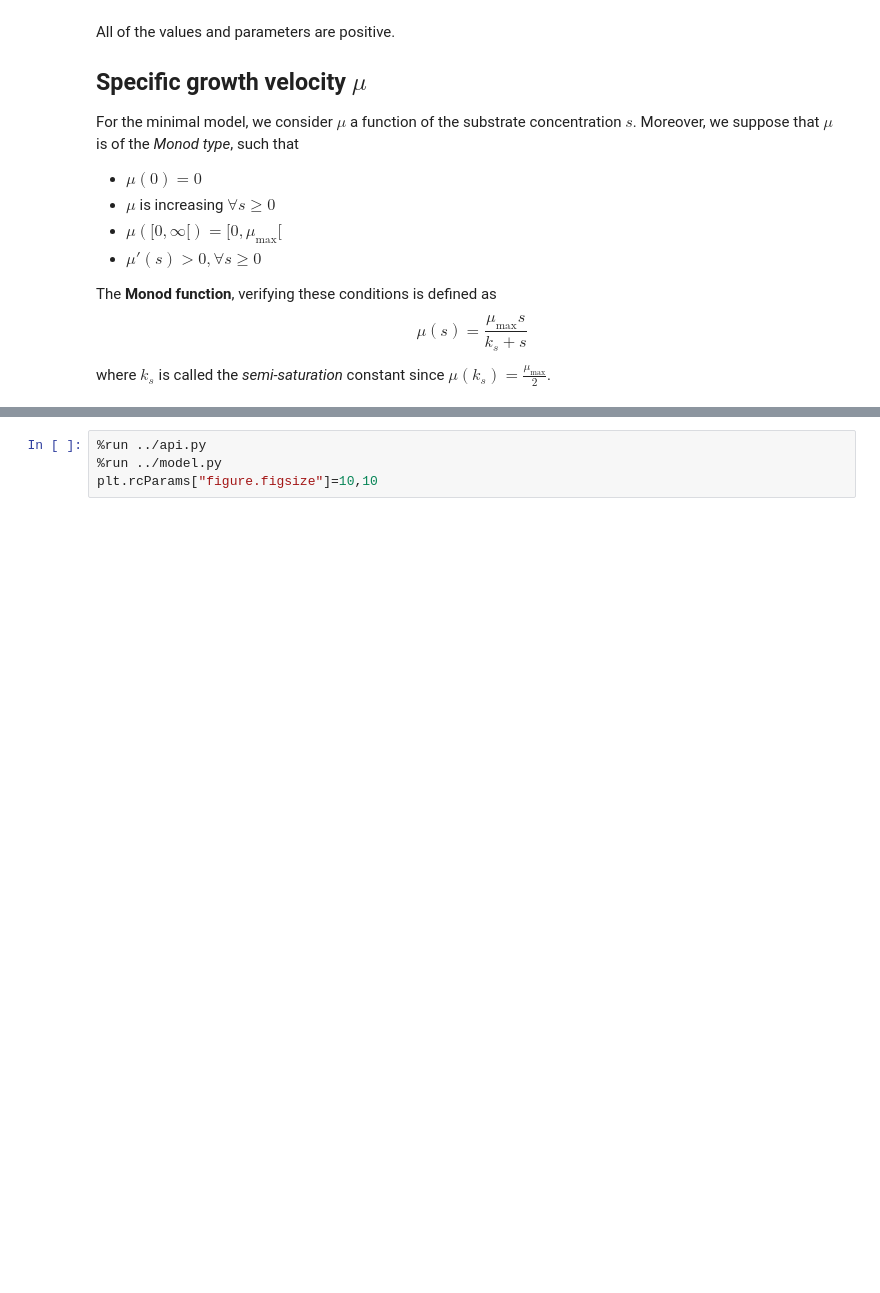
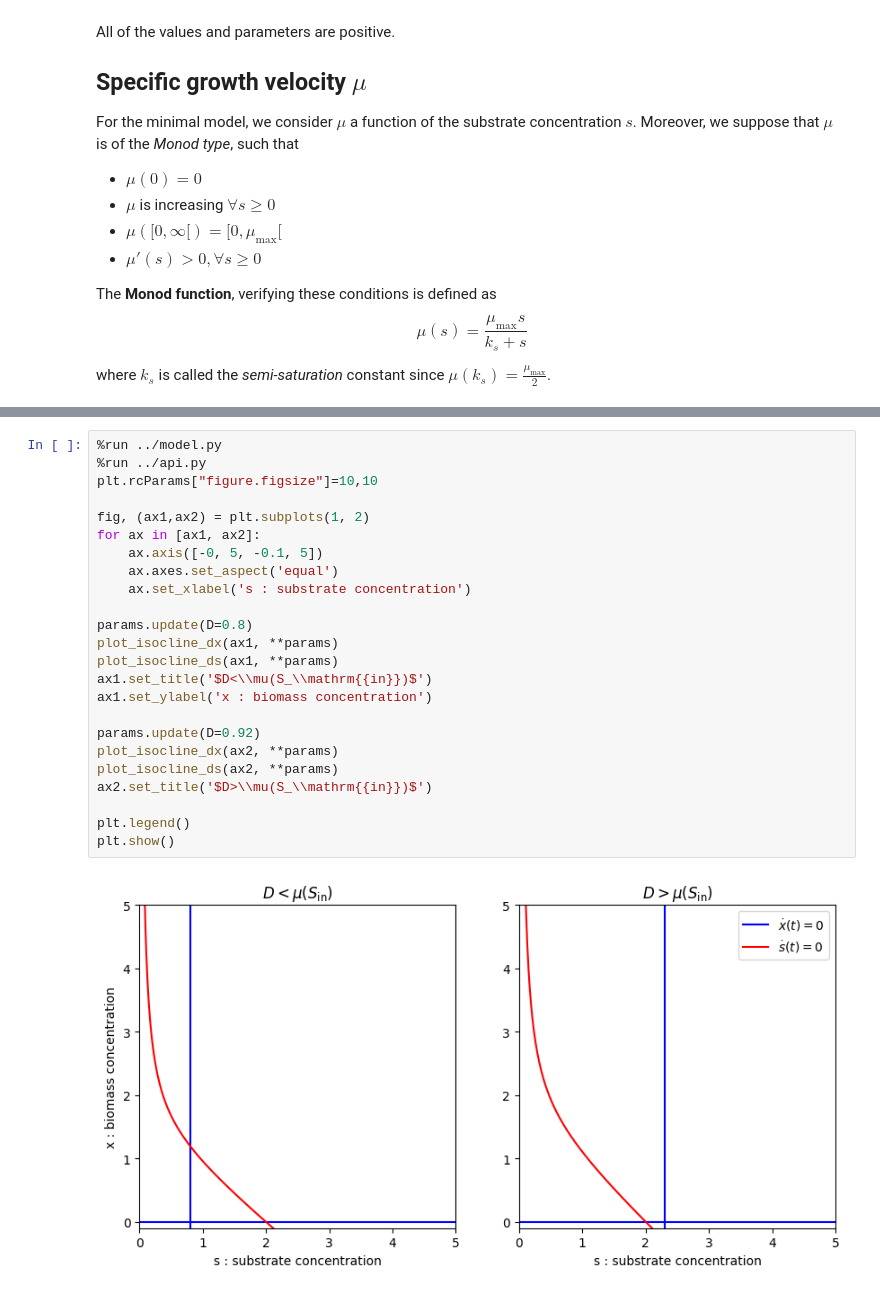
Before and after one commit to rand-asswad/chemostat-models, a Jupyter notebook: notebooks/growth_single_minimal.ipynb, the cells around one changed output, grey strips where cells are left out. Saved outputs shown, nothing was run; the diff lists cells and outputs as text; blank space fills up the shorter version.

```diff
--- a/notebooks/growth_single_minimal.ipynb
+++ b/notebooks/growth_single_minimal.ipynb
@@ -135,4 +167,26 @@ I_s &= \sset{(s,x)\in\R^2_+}{\dsdt=0}\\
-# %%
-%run ../api.py
-%run ../model.py
-plt.rcParams["figure.figsize"]=10,10
+# %%
+%run ../model.py
+%run ../api.py
+plt.rcParams["figure.figsize"]=10,10
+
+fig, (ax1,ax2) = plt.subplots(1, 2)
+for ax in [ax1, ax2]:
+    ax.axis([-0, 5, -0.1, 5])
+    ax.axes.set_aspect('equal')
+    ax.set_xlabel('s : substrate concentration')
+
+params.update(D=0.8)
+plot_isocline_dx(ax1, **params)
+plot_isocline_ds(ax1, **params)
+ax1.set_title('$D<\\mu(S_\\mathrm{{in}})$')
+ax1.set_ylabel('x : biomass concentration')
+
+params.update(D=0.92)
+plot_isocline_dx(ax2, **params)
+plot_isocline_ds(ax2, **params)
+ax2.set_title('$D>\\mu(S_\\mathrm{{in}})$')
+
+plt.legend()
+plt.show()
+# %% [output]
+[figure, added]
```
Also changed, not shown: parts of 10 cells of this notebook, 3 other files.
